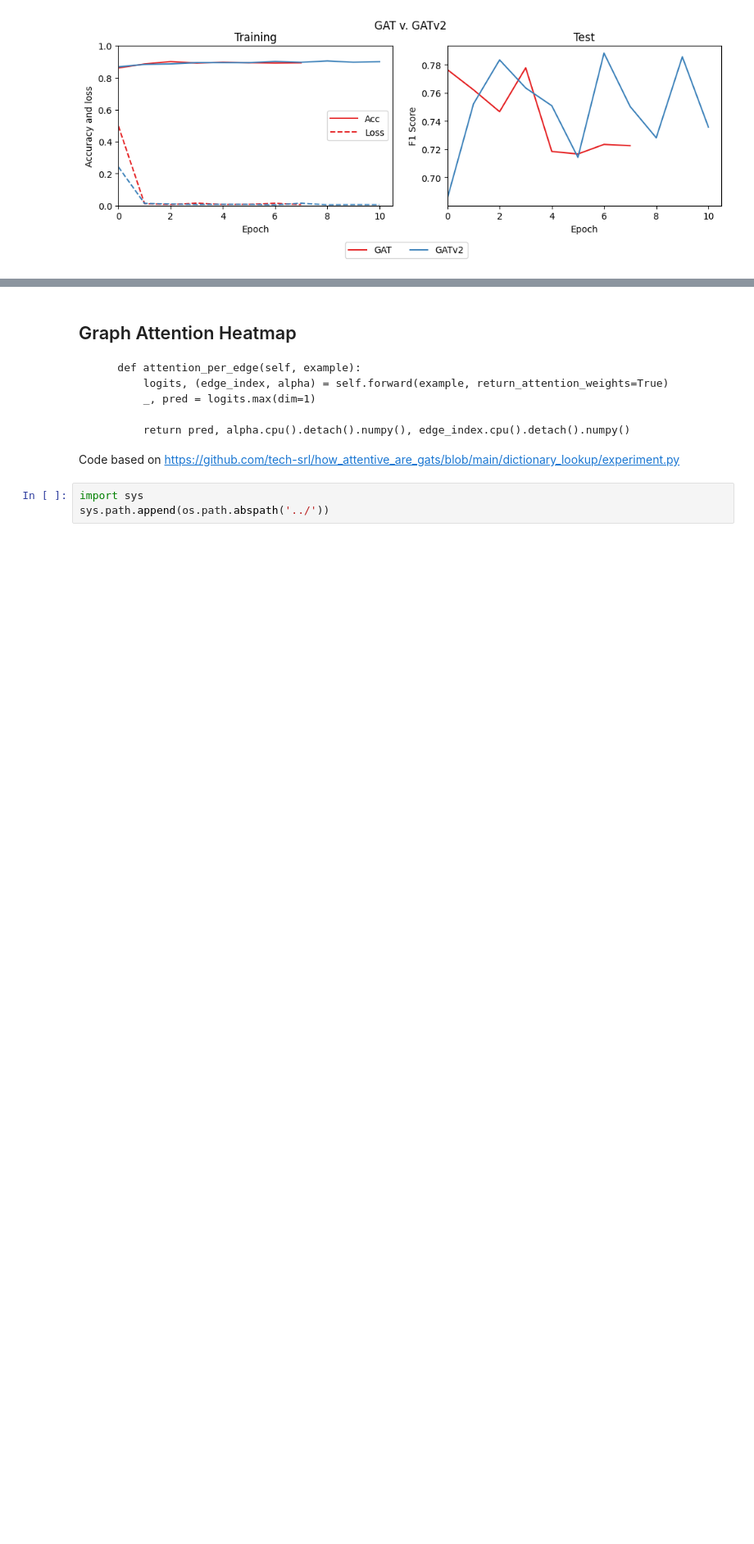
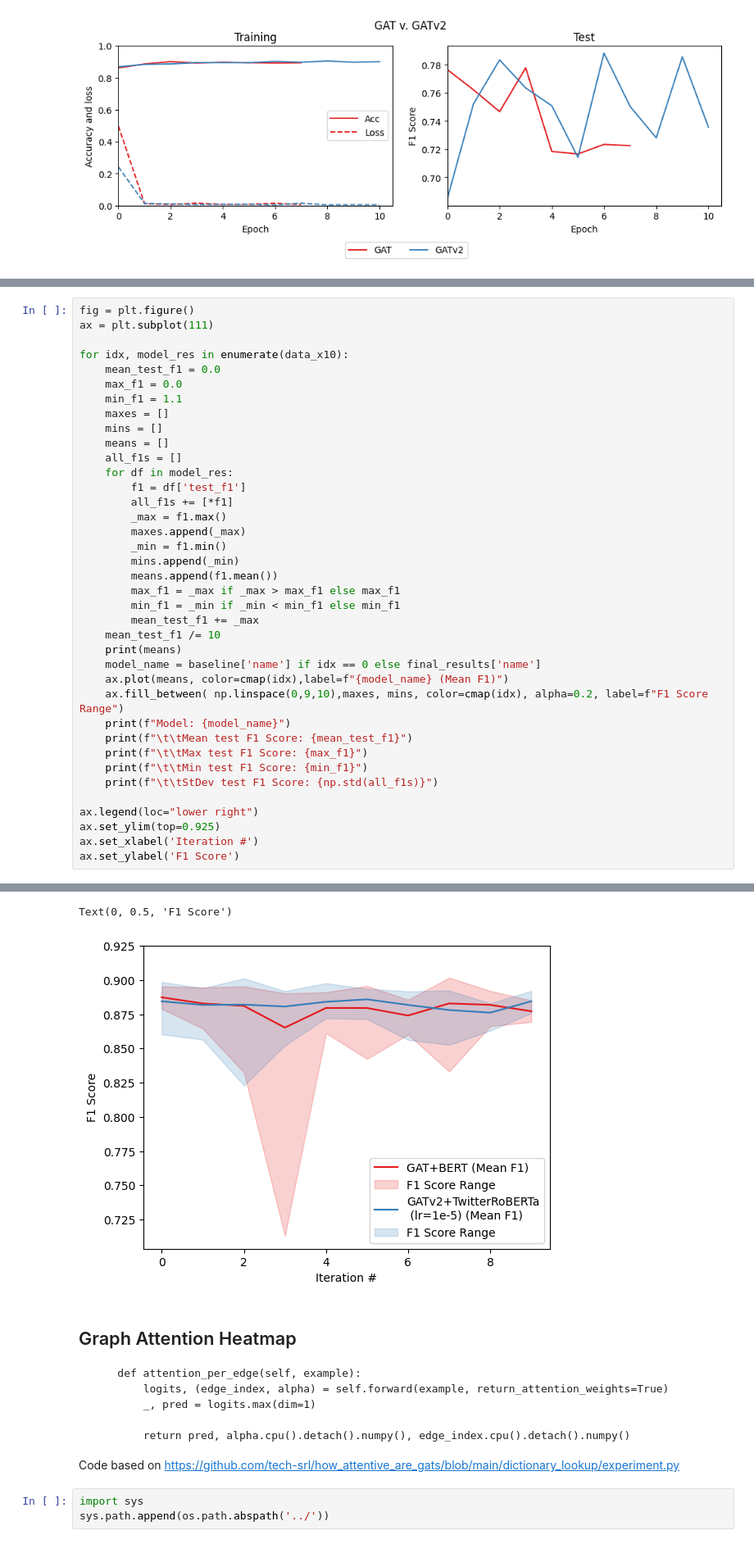
Before and after one commit to guptaviha/GF-OLD, a Jupyter notebook: examples/plots.ipynb, the cells around one changed output, grey strips where cells are left out. Shown at 82% size. Saved outputs shown, nothing was run; the diff lists cells and outputs as text; blank space fills up the shorter version.

```diff
--- a/examples/plots.ipynb
+++ b/examples/plots.ipynb
@@ -254,0 +327,39 @@ plt.show()
+# %%
+fig = plt.figure()
+ax = plt.subplot(111)
+
+for idx, model_res in enumerate(data_x10):
+    mean_test_f1 = 0.0
+    max_f1 = 0.0
+    min_f1 = 1.1
+    maxes = []
+    mins = []
+    means = []
+    all_f1s = []
+    for df in model_res:
+        f1 = df['test_f1']
+        all_f1s += [*f1]
+        _max = f1.max()
+        maxes.append(_max)
+        _min = f1.min()
+        mins.append(_min)
+        means.append(f1.mean())
+        max_f1 = _max if _max > max_f1 else max_f1
+        min_f1 = _min if _min < min_f1 else min_f1
+        mean_test_f1 += _max
+    mean_test_f1 /= 10
+    print(means)
+    model_name = baseline['name'] if idx == 0 else final_results['name']
+    ax.plot(means, color=cmap(idx),label=f"{model_name} (Mean F1)")
+    ax.fill_between( np.linspace(0,9,10),maxes, mins, color=cmap(idx), alpha=0.2, label=f"F1 Score Range")
+    print(f"Model: {model_name}")
+    print(f"\t\tMean test F1 Score: {mean_test_f1}")
+    print(f"\t\tMax test F1 Score: {max_f1}")
+    print(f"\t\tMin test F1 Score: {min_f1}")
+    print(f"\t\tStDev test F1 Score: {np.std(all_f1s)}")
+
+ax.legend(loc="lower right")
+ax.set_ylim(top=0.925)
+ax.set_xlabel('Iteration #')
+ax.set_ylabel('F1 Score')
+# %% [output]
@@ -255,3 +379,5 @@ plt.show()
+Text(0, 0.5, 'F1 Score')
+[figure, added]
 # %% [markdown]
 ## Graph Attention Heatmap
 
```
Also changed, not shown: parts of 8 cells of this notebook, 10 other files.
